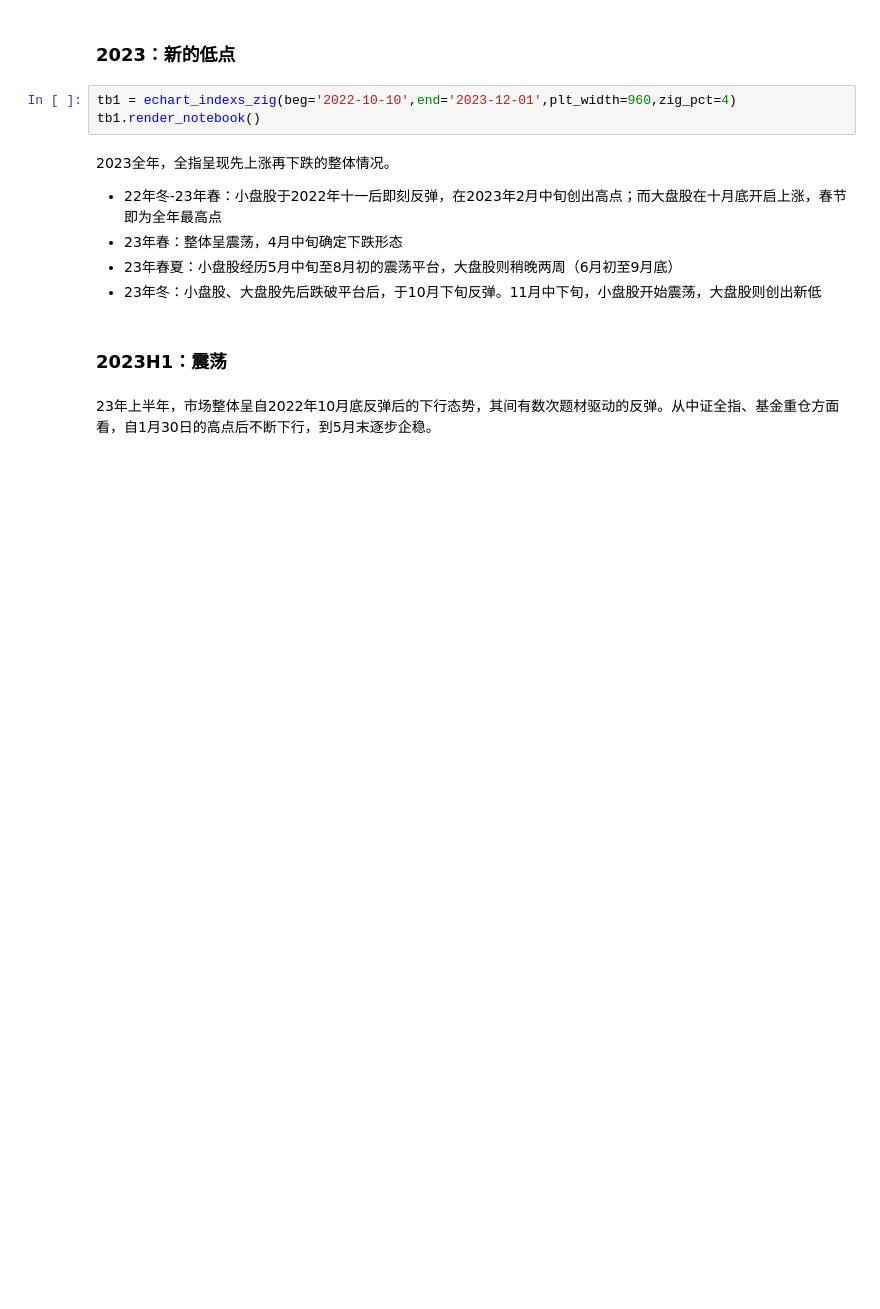
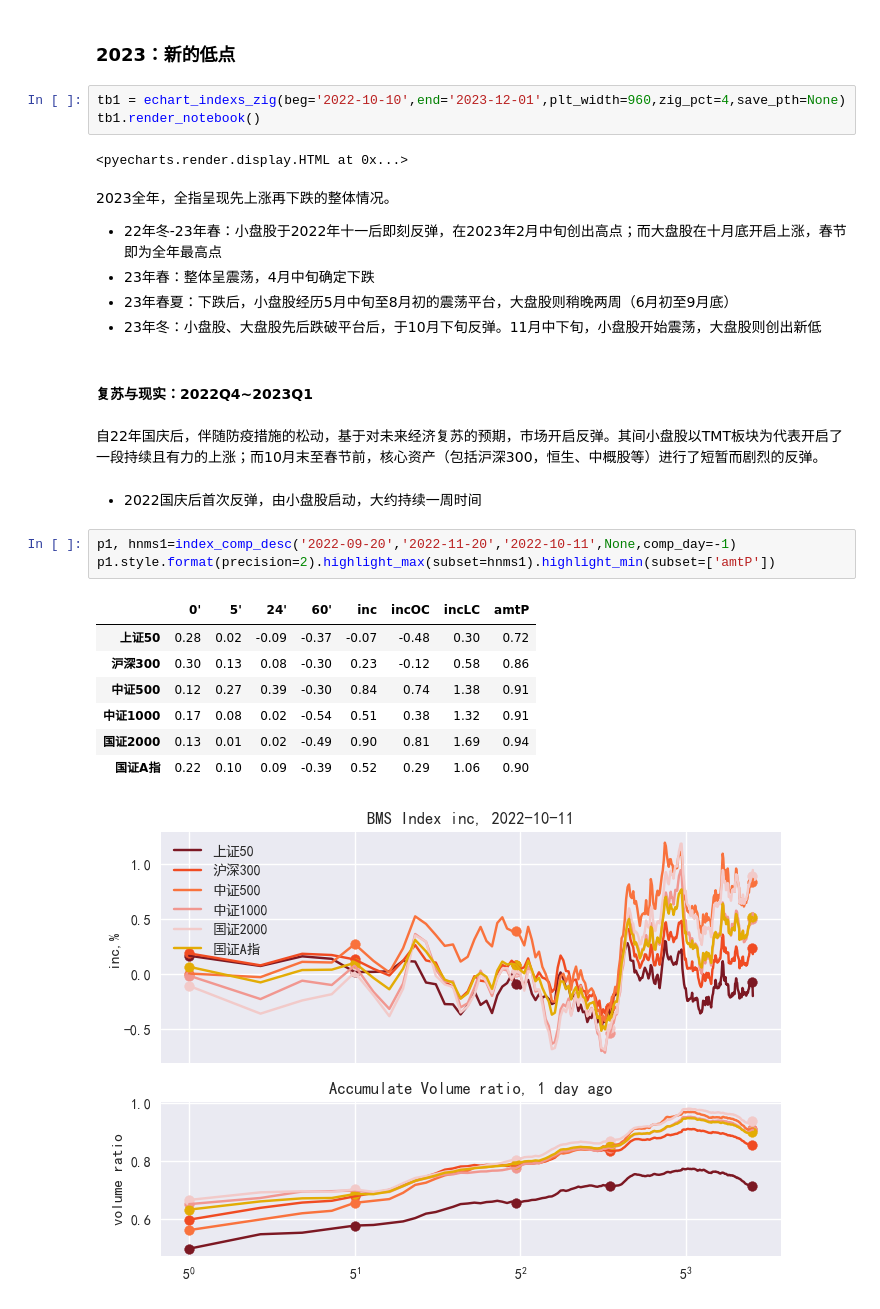
Before and after one commit to wliwh/trade_tools, a Jupyter notebook: engine/long_analyse.ipynb, the cells around one changed output. Saved outputs shown, nothing was run; the diff lists cells and outputs as text; blank space fills up the shorter version.

```diff
--- a/engine/long_analyse.ipynb
+++ b/engine/long_analyse.ipynb
@@ -6,16 +6,32 @@ from plt_bms_stk import index_comp_tb, echart_indexs_zig
 # %% [markdown]
 ### 2023：新的低点
 # %%
-tb1 = echart_indexs_zig(beg='2022-10-10',end='2023-12-01',plt_width=960,zig_pct=4)
+tb1 = echart_indexs_zig(beg='2022-10-10',end='2023-12-01',plt_width=960,zig_pct=4,save_pth=None)
 tb1.render_notebook()
+# %% [output]
+<pyecharts.render.display.HTML at 0x...>
 # %% [markdown]
 2023全年，全指呈现先上涨再下跌的整体情况。
 - 22年冬-23年春：小盘股于2022年十一后即刻反弹，在2023年2月中旬创出高点；而大盘股在十月底开启上涨，春节即为全年最高点
-- 23年春：整体呈震荡，4月中旬确定下跌形态
-- 23年春夏：小盘股经历5月中旬至8月初的震荡平台，大盘股则稍晚两周（6月初至9月底）
+- 23年春：整体呈震荡，4月中旬确定下跌
+- 23年春夏：下跌后，小盘股经历5月中旬至8月初的震荡平台，大盘股则稍晚两周（6月初至9月底）
 - 23年冬：小盘股、大盘股先后跌破平台后，于10月下旬反弹。11月中下旬，小盘股开始震荡，大盘股则创出新低
 # %% [markdown]
-### 2023H1：震荡
+#### 复苏与现实：2022Q4~2023Q1
 # %% [markdown]
-23年上半年，市场整体呈自2022年10月底反弹后的下行态势，其间有数次题材驱动的反弹。从中证全指、基金重仓方面看，自1月30日的高点后不断下行，到5月末逐步企稳。
+自22年国庆后，伴随防疫措施的松动，基于对未来经济复苏的预期，市场开启反弹。其间小盘股以TMT板块为代表开启了一段持续且有力的上涨；而10月末至春节前，核心资产（包括沪深300，恒生、中概股等）进行了短暂而剧烈的反弹。
+# %% [markdown]
+- 2022国庆后首次反弹，由小盘股启动，大约持续一周时间
+# %%
+p1, hnms1=index_comp_desc('2022-09-20','2022-11-20','2022-10-11',None,comp_day=-1)
+p1.style.format(precision=2).highlight_max(subset=hnms1).highlight_min(subset=['amtP'])
+# %% [output]
+|  | 0' | 5' | 24' | 60' | inc | incOC | incLC | amtP |
+| 上证50 | 0.28 | 0.02 | -0.09 | -0.37 | -0.07 | -0.48 | 0.30 | 0.72 |
+| 沪深300 | 0.30 | 0.13 | 0.08 | -0.30 | 0.23 | -0.12 | 0.58 | 0.86 |
+| 中证500 | 0.12 | 0.27 | 0.39 | -0.30 | 0.84 | 0.74 | 1.38 | 0.91 |
+| 中证1000 | 0.17 | 0.08 | 0.02 | -0.54 | 0.51 | 0.38 | 1.32 | 0.91 |
+| 国证2000 | 0.13 | 0.01 | 0.02 | -0.49 | 0.90 | 0.81 | 1.69 | 0.94 |
+| 国证A指 | 0.22 | 0.10 | 0.09 | -0.39 | 0.52 | 0.29 | 1.06 | 0.90 |
+[figure, added]
 # %%
```
Also changed, not shown: parts of 11 cells of this notebook, 9 other files.
